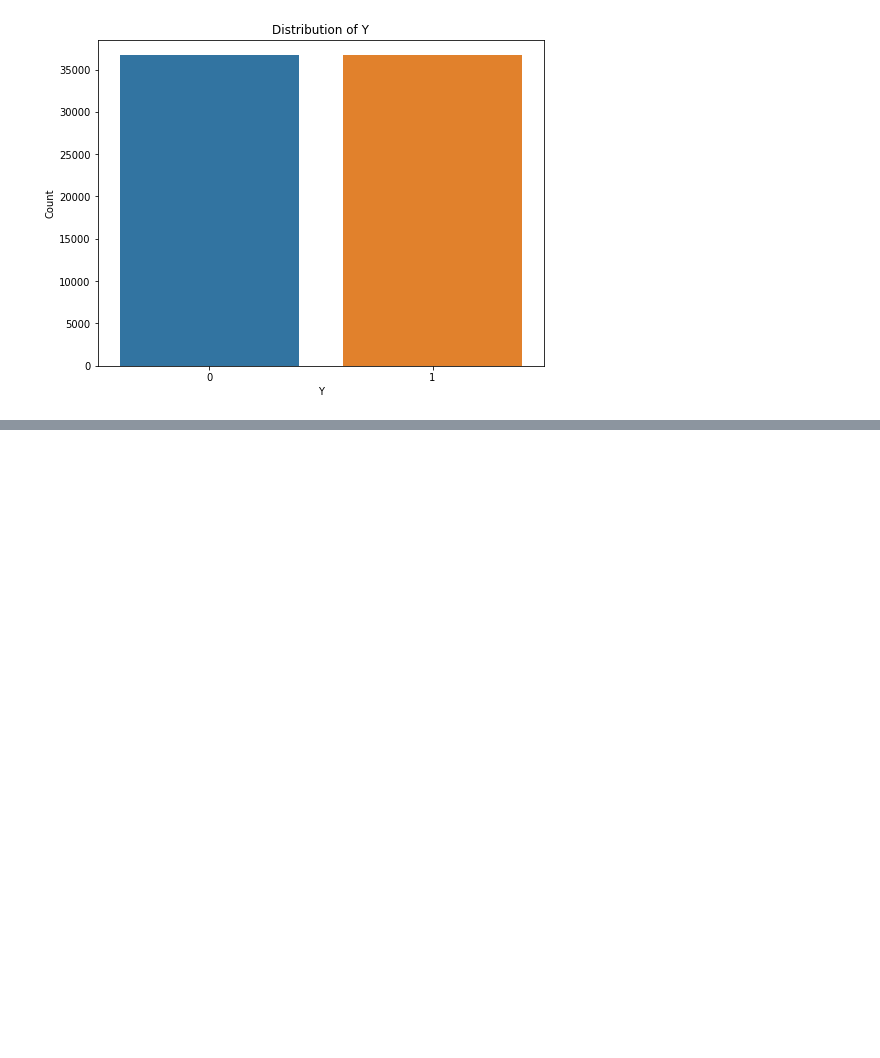
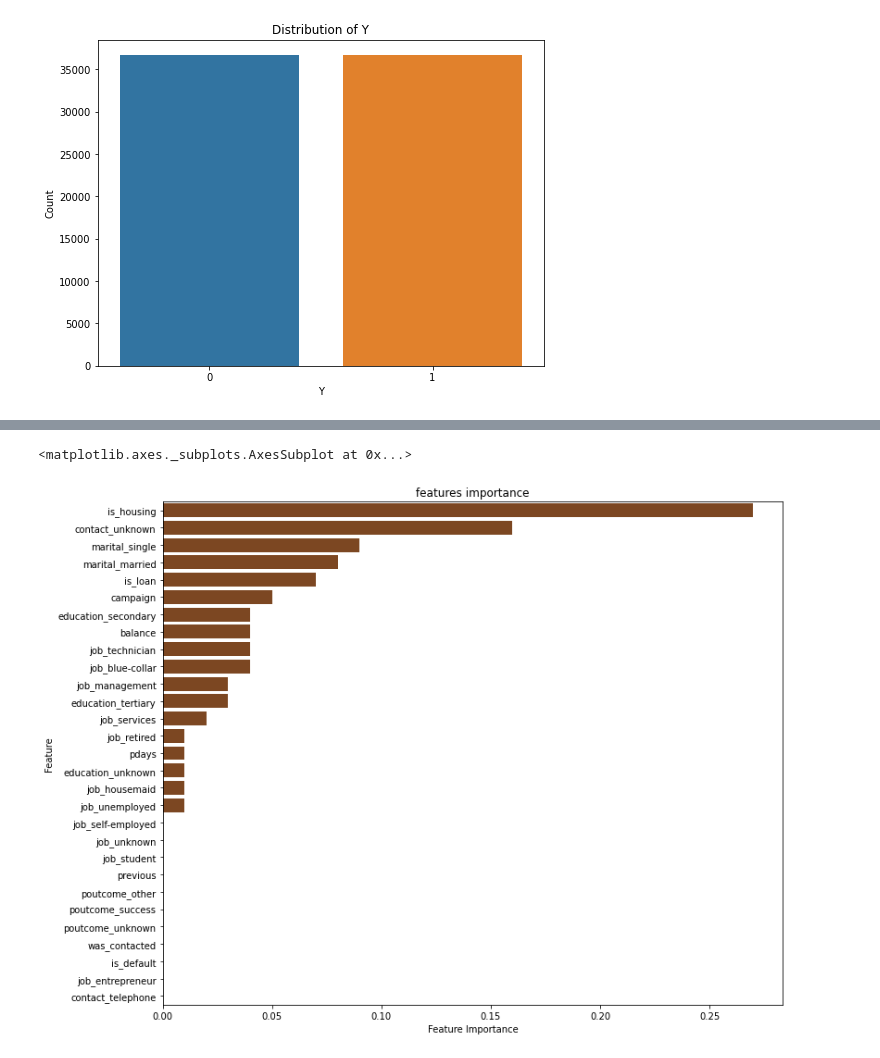
Before and after one commit to Vinitladse/-Bank-Marketing-Effectiveness-Prediction, a Jupyter notebook: Vinit_ladse(Group)_Bank_Marketing_Effectiveness_Prediction_Capstone_Project.ipynb, the cells around one changed output, grey strips where cells are left out. Saved outputs shown, nothing was run; the diff lists cells and outputs as text; code cells hidden in the pictures; blank space fills up the shorter version.

Commit message:
fiting the decision tree model  in our dataset

```diff
--- a/Vinit_ladse(Group)_Bank_Marketing_Effectiveness_Prediction_Capstone_Project.ipynb
+++ b/Vinit_ladse(Group)_Bank_Marketing_Effectiveness_Prediction_Capstone_Project.ipynb
@@ -911,0 +914,2 @@ ax.yaxis.set_ticklabels(labels)
+# %%
+tree_optimal_model = tree_grid.best_estimator_
@@ -911,0 +989,8 @@ ax.yaxis.set_ticklabels(labels)
+# %%
+importances = tree_optimal_model.feature_importances_
+
+importance_dict_gb = {'Feature' : list(features.columns),
+                   'Feature Importance' : importances}
+
+importance_gb_df = pd.DataFrame(importance_dict_gb)
+importance_gb_df
@@ -911,0 +1015,3 @@ ax.yaxis.set_ticklabels(labels)
+# %%
+importance_gb_df['Feature Importance'] = round(importance_gb_df['Feature Importance'],2)
+importance_gb_df
@@ -911,0 +1036,3 @@ ax.yaxis.set_ticklabels(labels)
+# %%
+fim_gb_df=importance_gb_df.sort_values(by=['Feature Importance'],ascending=False)
+fim_gb_df
@@ -911,0 +1057,7 @@ ax.yaxis.set_ticklabels(labels)
+# %%
+plt.figure(figsize=(12,10))
+plt.title(' features importance ')
+sns.barplot(x='Feature Importance',y="Feature", color = 'saddlebrown', data=fim_gb_df)
+# %% [output]
+<matplotlib.axes._subplots.AxesSubplot at 0x...>
+[figure, added]
```
Also changed, not shown: parts of 43 cells of this notebook.
